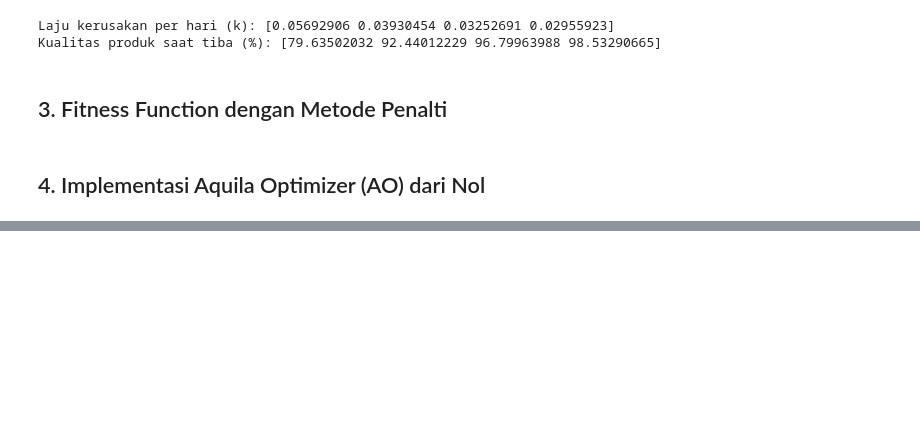
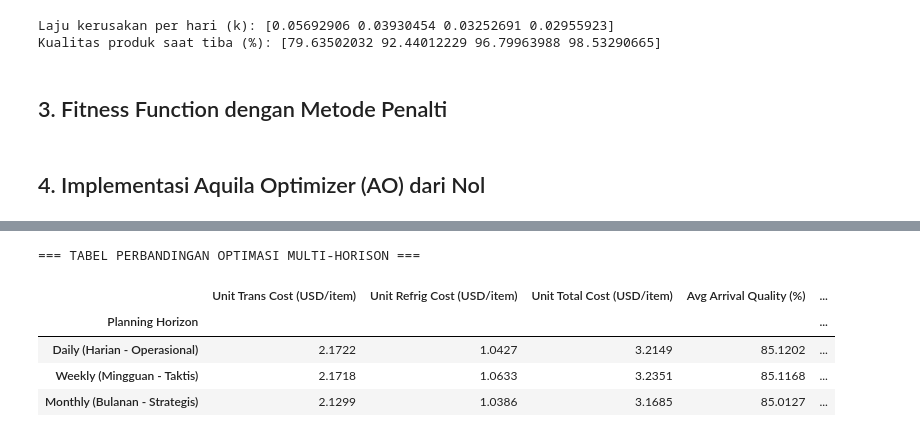
Before and after one commit to DeanFebrio/AOL_AppliedMathModeling, a Jupyter notebook: AO.ipynb, the cells around one changed output, grey strips where cells are left out. Saved outputs shown, nothing was run; the diff lists cells and outputs as text; code cells hidden in the pictures; blank space fills up the shorter version.

```diff
--- a/AO.ipynb
+++ b/AO.ipynb
@@ -189,0 +212,48 @@ Optimasi selesai dan disimpan ke data/optimization/optimization_results.csv
+# %%
+def compute_summary_metrics(df_opt, label):
+    total_demand = df_opt['demand_predicted'].sum()
+    total_trans = df_opt['cost_trans'].sum()
+    total_refrig = df_opt['cost_refrig'].sum()
+
+    # Unit costs (USD/item)
+    unit_trans = total_trans / total_demand
+    unit_refrig = total_refrig / total_demand
+    unit_total = (total_trans + total_refrig) / total_demand
+
+    # Rata-rata tertimbang kualitas tiba
+    weighted_quality = np.sum(df_opt['avg_quality_opt'] * df_opt['demand_predicted']) / total_demand
+
+    # Rata-rata tertimbang proporsi moda
+    p_standard = np.sum(df_opt['x_standard'] * df_opt['demand_predicted']) / total_demand * 100.0
+    p_second = np.sum(df_opt['x_second'] * df_opt['demand_predicted']) / total_demand * 100.0
+    p_first = np.sum(df_opt['x_first'] * df_opt['demand_predicted']) / total_demand * 100.0
+    p_same_day = np.sum(df_opt['x_same_day'] * df_opt['demand_predicted']) / total_demand * 100.0
+
+    return {
+        'Planning Horizon': label,
+        'Unit Trans Cost (USD/item)': unit_trans,
+        'Unit Refrig Cost (USD/item)': unit_refrig,
+        'Unit Total Cost (USD/item)': unit_total,
+        'Avg Arrival Quality (%)': weighted_quality,
+        'Standard Class (%)': p_standard,
+        'Second Class (%)': p_second,
+        'First Class (%)': p_first,
+        'Same Day (%)': p_same_day
+    }
+
+summary_rows = [
+    compute_summary_metrics(df_opt_daily, 'Daily (Harian - Operasional)'),
+    compute_summary_metrics(df_opt_weekly, 'Weekly (Mingguan - Taktis)'),
+    compute_summary_metrics(df_opt_monthly, 'Monthly (Bulanan - Strategis)')
+]
+
+df_comparison = pd.DataFrame(summary_rows).set_index('Planning Horizon')
+print("=== TABEL PERBANDINGAN OPTIMASI MULTI-HORISON ===")
+display(df_comparison.round(4))
+# %% [output]
+=== TABEL PERBANDINGAN OPTIMASI MULTI-HORISON ===
+|  | Unit Trans Cost (USD/item) | Unit Refrig Cost (USD/item) | Unit Total Cost (USD/item) | Avg Arrival Quality (%) | ... |
+| Planning Horizon |  |  |  |  | ... |
+| Daily (Harian - Operasional) | 2.1722 | 1.0427 | 3.2149 | 85.1202 | ... |
+| Weekly (Mingguan - Taktis) | 2.1718 | 1.0633 | 3.2351 | 85.1168 | ... |
+| Monthly (Bulanan - Strategis) | 2.1299 | 1.0386 | 3.1685 | 85.0127 | ... |
```
Also changed, not shown: parts of 14 cells of this notebook, 2 other files.
